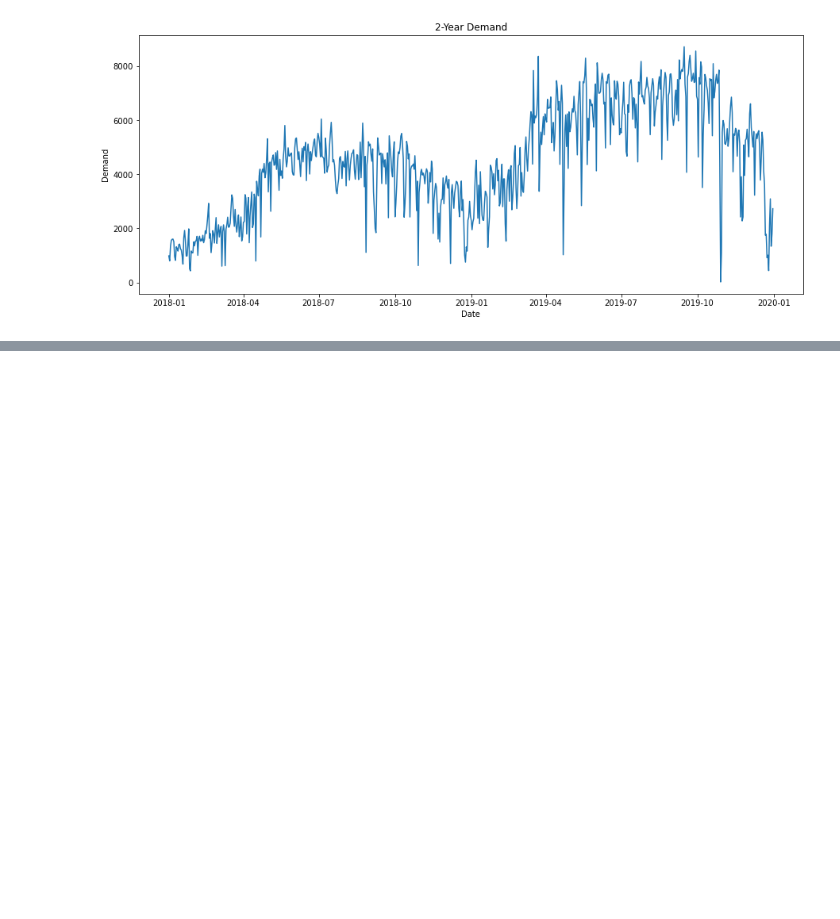
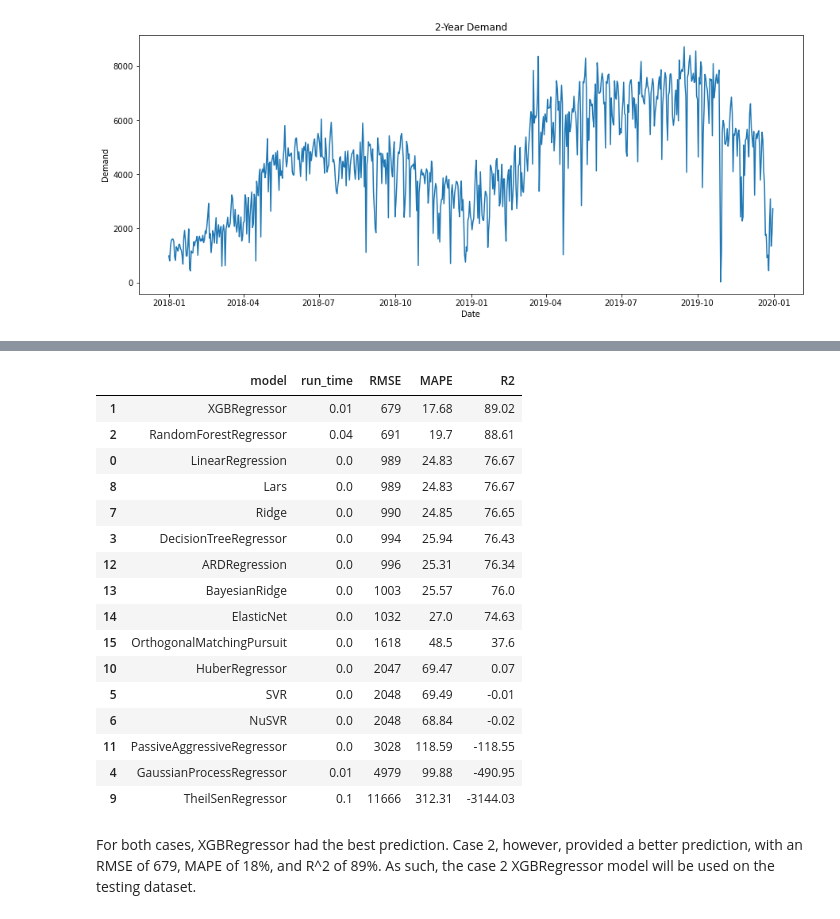
Before and after one commit to isabelgrau/ADMN5010-Operational-Analytics, a Jupyter notebook: ADMN5010 - Final Project - MariaIsabel Asharani.ipynb, the cells around one changed output, grey strips where cells are left out. Saved outputs shown, nothing was run; the diff lists cells and outputs as text; code cells hidden in the pictures; blank space fills up the shorter version.

```diff
--- a/ADMN5010 - Final Project - MariaIsabel Asharani.ipynb
+++ b/ADMN5010 - Final Project - MariaIsabel Asharani.ipynb
@@ -359,0 +380,27 @@ df_models.head(20).sort_values(by='RMSE', ascending=True)
+# %%
+df_models_2 = pd.DataFrame(columns=['model', 'run_time', 'RMSE', 'MAPE', 'R2'])
+
+for key in regressors:
+
+    print('*',key)
+
+    start_time = time.time()
+
+    regressor = regressors[key]
+    model = regressor.fit(x2_train, y2_train)
+    y2_pred = model.predict(x2_test)
+
+    scores = cross_val_score(model,
+                             x2_train,
+                             y2_train,
+                             scoring="neg_mean_squared_error",
+                             cv=10)
+
+    row = {'model': key,
+           'run_time': format(round((time.time() - start_time)/60,2)),
+           'RMSE': round(np.sqrt(mean_squared_error(y2_test, y2_pred))),
+           'MAPE': round(mean_absolute_percentage_error(y2_test, y2_pred)*100,2),
+           'R2' : round(r2_score(y2_test, y2_pred)*100,2)
+    }
+
+    df_models_2 = df_models_2.append(row, ignore_index=True)
@@ -360,3 +425,27 @@ df_models.head(20).sort_values(by='RMSE', ascending=True)
+# %%
+# Order model results
+
+df_models_2.head(20).sort_values(by='RMSE', ascending=True)
+# %% [output]
+|  | model | run_time | RMSE | MAPE | R2 |
+| 1 | XGBRegressor | 0.01 | 679 | 17.68 | 89.02 |
+| 2 | RandomForestRegressor | 0.04 | 691 | 19.7 | 88.61 |
+| 0 | LinearRegression | 0.0 | 989 | 24.83 | 76.67 |
+| 8 | Lars | 0.0 | 989 | 24.83 | 76.67 |
+| 7 | Ridge | 0.0 | 990 | 24.85 | 76.65 |
+| 3 | DecisionTreeRegressor | 0.0 | 994 | 25.94 | 76.43 |
+| 12 | ARDRegression | 0.0 | 996 | 25.31 | 76.34 |
+| 13 | BayesianRidge | 0.0 | 1003 | 25.57 | 76.0 |
+| 14 | ElasticNet | 0.0 | 1032 | 27.0 | 74.63 |
+| 15 | OrthogonalMatchingPursuit | 0.0 | 1618 | 48.5 | 37.6 |
+| 10 | HuberRegressor | 0.0 | 2047 | 69.47 | 0.07 |
+| 5 | SVR | 0.0 | 2048 | 69.49 | -0.01 |
+| 6 | NuSVR | 0.0 | 2048 | 68.84 | -0.02 |
+| 11 | PassiveAggressiveRegressor | 0.0 | 3028 | 118.59 | -118.55 |
+| 4 | GaussianProcessRegressor | 0.01 | 4979 | 99.88 | -490.95 |
+| 9 | TheilSenRegressor | 0.1 | 11666 | 312.31 | -3144.03 |
+# %% [markdown]
+For both cases, XGBRegressor had the best prediction. Case 2, however, provided a better prediction, with an RMSE of 679, MAPE of 18%, and R^2 of 89%. As such, the case 2 XGBRegressor model will be used on the testing dataset.
 # %%
 # Assess the best model
 
```
Also changed, not shown: parts of 20 cells of this notebook.
